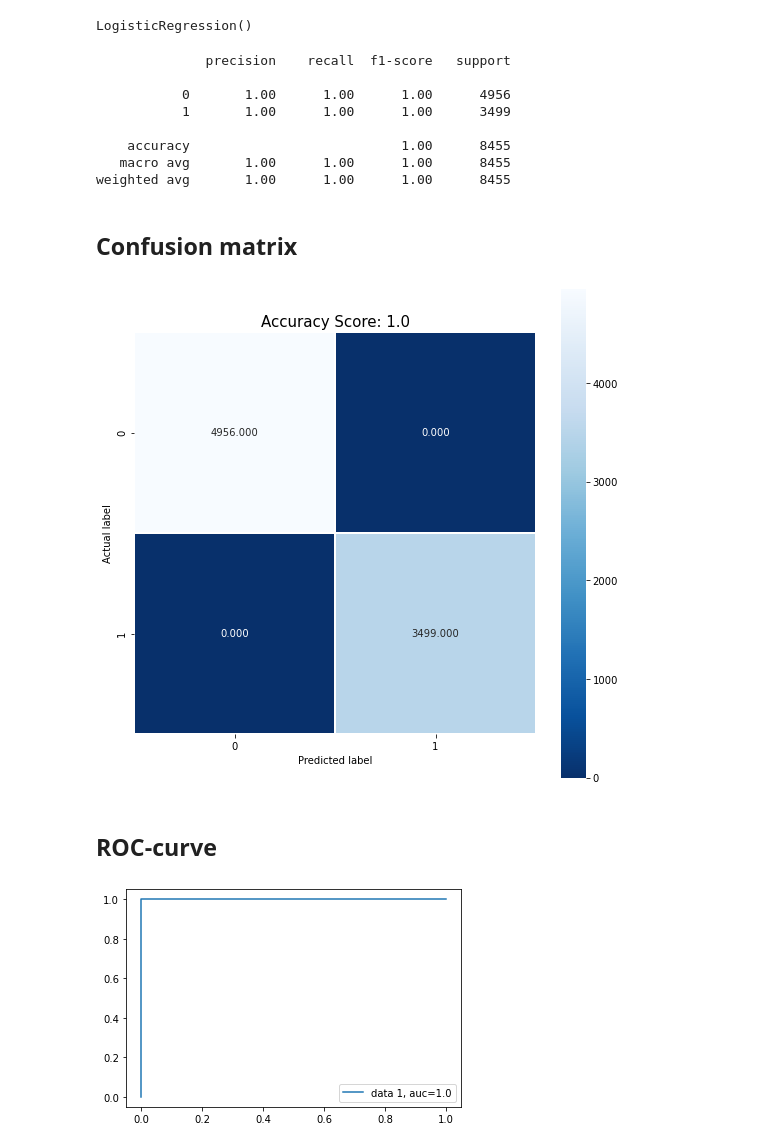
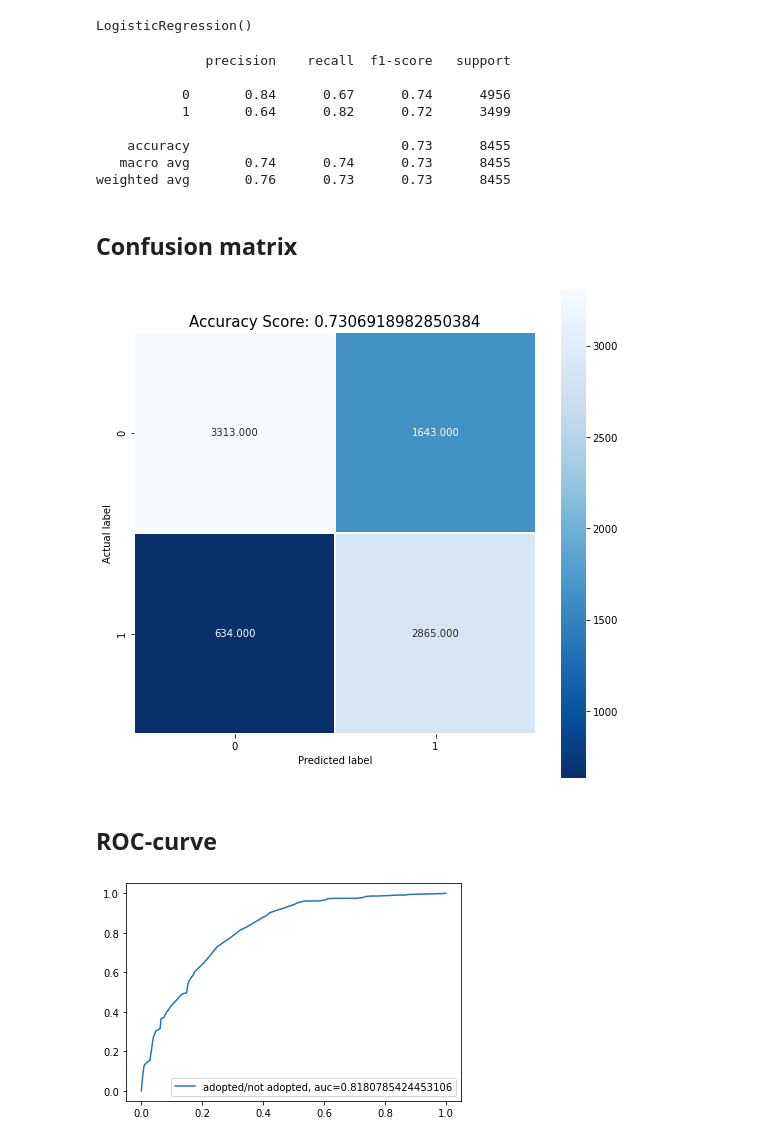
Before and after one commit to DavidSiegl/Animal-Shelter-Analysis, a Jupyter notebook: logistic_regression.ipynb, the cells around one changed output. Drawn from its saved outputs; the diff is of its cells as text; code cells hidden in the pictures.

```diff
--- a/logistic_regression.ipynb
+++ b/logistic_regression.ipynb
@@ -53,7 +53,7 @@ See the caveats in the documentation: https://pandas.pydata.org/pandas-docs/stab
 | A667013 | 0 | 1 | 0 | 2.000000 | 2013 | 11 | 1.0 | 0 | ... |
 # %%
 y = data_ml["OutcomeType"]
-pred_cols = ["OutcomeType", "AnimalType", "SexuponOutcome", "AgeuponOutcome", "neutralized", "ColorMix", "BreedMix"]
+pred_cols = ["AnimalType", "SexuponOutcome", "AgeuponOutcome", "neutralized", "ColorMix", "BreedMix"]
 x = data_ml[pred_cols]
 x_train, x_test, y_train, y_test = train_test_split(x, y , test_size=0.33, random_state=42) # splitting in training & test data
 # %%
@@ -73,12 +73,12 @@ print(classification_report(y_test, pred))
 # %% [output]
               precision    recall  f1-score   support
 
-           0       1.00      1.00      1.00      4956
-           1       1.00      1.00      1.00      3499
+           0       0.84      0.67      0.74      4956
+           1       0.64      0.82      0.72      3499
 
-    accuracy                           1.00      8455
-   macro avg       1.00      1.00      1.00      8455
-weighted avg       1.00      1.00      1.00      8455
+    accuracy                           0.73      8455
+   macro avg       0.74      0.74      0.73      8455
+weighted avg       0.76      0.73      0.73      8455
 # %% [markdown]
 ## Confusion matrix
 # %%
@@ -92,15 +92,15 @@ plt.xlabel('Predicted label');
 all_sample_title = 'Accuracy Score: {0}'.format(score)
 plt.title(all_sample_title, size = 15);
 # %% [output]
-[figure, old version]
+[figure, new version]
 # %% [markdown]
 ## ROC-curve
 # %%
 y_pred_proba = log_reg.predict_proba(x_test)[::,1]
 fpr, tpr, _ = metrics.roc_curve(y_test,  y_pred_proba)
 auc = metrics.roc_auc_score(y_test, y_pred_proba)
-plt.plot(fpr,tpr,label="data 1, auc="+str(auc))
+plt.plot(fpr,tpr,label="adopted/not adopted, auc="+str(auc))
 plt.legend(loc=4)
 plt.show()
 # %% [output]
-[figure, old version]
+[figure, new version]
```
